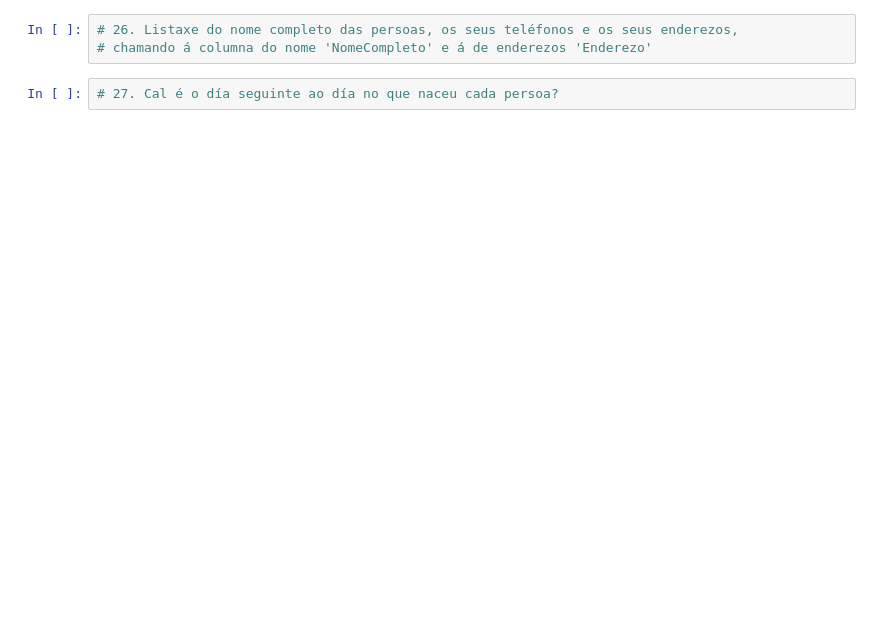
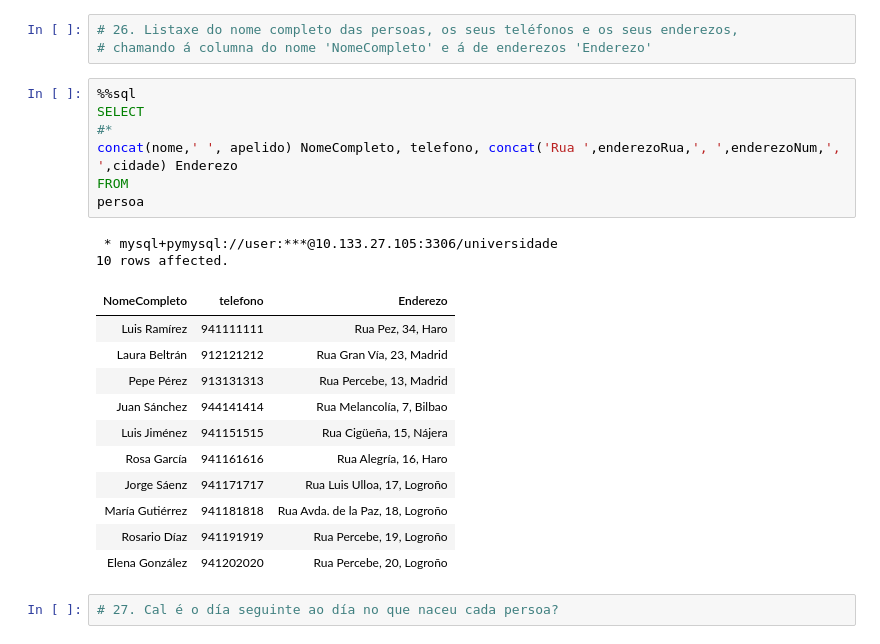
Before and after one commit to bigdatawirtz/escenarios, a Jupyter notebook: practica-sql-universidade/sql/consultas-SQL-I-solucion.ipynb, the cells around one changed output. Saved outputs shown, nothing was run; the diff lists cells and outputs as text; blank space fills up the shorter version.

```diff
--- a/practica-sql-universidade/sql/consultas-SQL-I-solucion.ipynb
+++ b/practica-sql-universidade/sql/consultas-SQL-I-solucion.ipynb
@@ -267,5 +425,26 @@ from materia
 # %%
 # 26. Listaxe do nome completo das persoas, os seus teléfonos e os seus enderezos,
 # chamando á columna do nome 'NomeCompleto' e á de enderezos 'Enderezo'
+# %%
+%%sql
+SELECT
+#*
+concat(nome,' ', apelido) NomeCompleto, telefono, concat('Rua ',enderezoRua,', ',enderezoNum,', ',cidade) Enderezo
+FROM
+persoa
+# %% [output]
+ * mysql+pymysql://user:***@10.133.27.105:3306/universidade
+10 rows affected.
+| NomeCompleto | telefono | Enderezo |
+| Luis Ramírez | 941111111 | Rua Pez, 34, Haro |
+| Laura Beltrán | 912121212 | Rua Gran Vía, 23, Madrid |
+| Pepe Pérez | 913131313 | Rua Percebe, 13, Madrid |
+| Juan Sánchez | 944141414 | Rua Melancolía, 7, Bilbao |
+| Luis Jiménez | 941151515 | Rua Cigüeña, 15, Nájera |
+| Rosa García | 941161616 | Rua Alegría, 16, Haro |
+| Jorge Sáenz | 941171717 | Rua Luis Ulloa, 17, Logroño |
+| María Gutiérrez | 941181818 | Rua Avda. de la Paz, 18, Logroño |
+| Rosario Díaz | 941191919 | Rua Percebe, 19, Logroño |
+| Elena González | 941202020 | Rua Percebe, 20, Logroño |
 # %%
 # 27. Cal é o día seguinte ao día no que naceu cada persoa?
```
Also changed, not shown: parts of 42 cells of this notebook.
